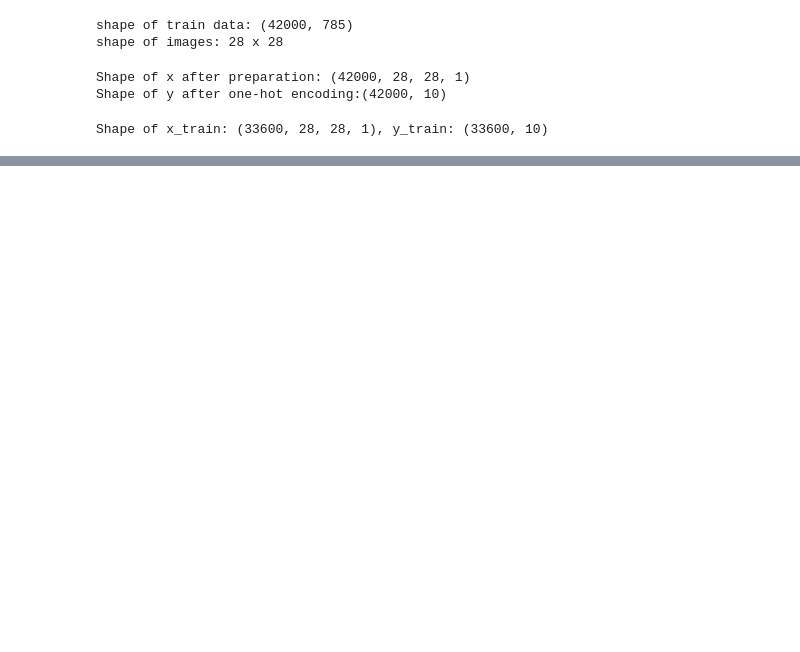
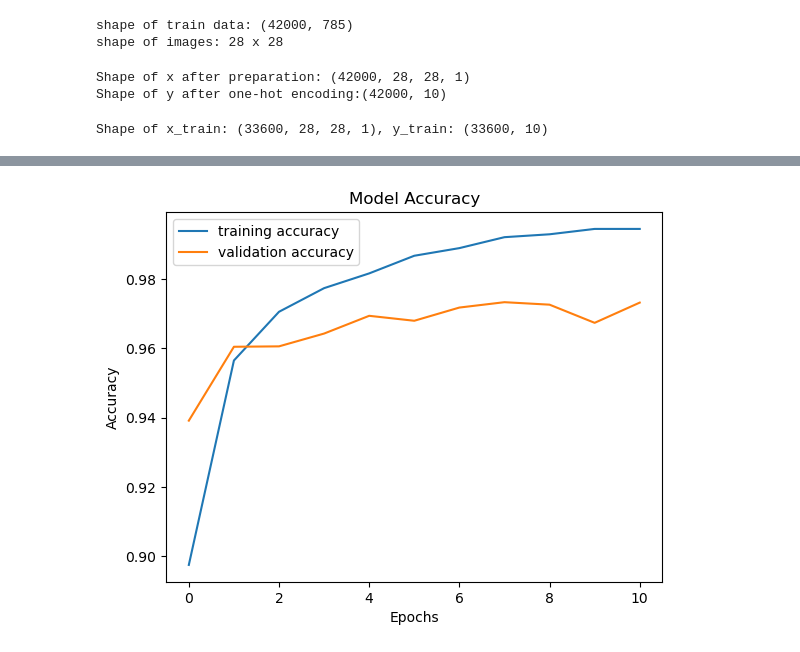
Before and after one commit to Giulio-grt/Digit-Recognition-using-Neural-networks, a Jupyter notebook: src/model/train.ipynb, the cells around one changed output, grey strips where cells are left out. Saved outputs shown, nothing was run; the diff lists cells and outputs as text; code cells hidden in the pictures; blank space fills up the shorter version.

Commit message:
model trained and saved

```diff
--- a/src/model/train.ipynb
+++ b/src/model/train.ipynb
@@ -24,12 +26,10 @@ shape of images: 28 x 28
 # %%
 # Prepare the data for training
 
-if not isinstance(x, pd.DataFrame): # Ensure x is a DataFrame
-    x = pd.DataFrame(x)
-x = x.apply(pd.to_numeric, errors='coerce') # Convert to numeric
-x = x.fillna(0)     # Fill NaN values with 0
+x = pd.DataFrame(x) # transform x into a pandas DataFrame
+x = x.apply(pd.to_numeric, errors='coerce').fillna(0) # Convert to numeric values only
 x = x.values / 255.0    # Normalize pixel values to [0, 1]
-x = x.reshape(-1, 28, 28, 1) # Reshape to (num_samples, 28, 28, 1 = grayscale)
+x = x.reshape(-1, 28,28, 1) # Reshape to (num_samples, 28, 28, 1 = grayscale)
 
 print(f"Shape of x after preparation: {x.shape}")
 
@@ -45,3 +45,20 @@ x_train, x_test, y_train, y_test = train_test_split(x, y, test_size=0.2, random_
 print(f"Shape of x_train: {x_train.shape}, y_train: {y_train.shape}")
 # %% [output]
 Shape of x_train: (33600, 28, 28, 1), y_train: (33600, 10)
+# %%
+#Import the model and build the neural network
+
+model = Sequential([          # Model definition
+    Input(shape=(28, 28, 1)), # Defining the input : each image is 28x28 pixels with 1 channel (grayscale)
+    Flatten(),                # Flatten the 2D image to a 1D vector
+    Dense(128, activation='relu'), # First Hidden layer with 128 neurons and ReLU activation
+    Dense(64, activation='relu'),  # Second Hidden layer with 64 neurons and ReLU activation
+    Dense(10, activation='softmax')# Output layer with 10 neurons and softmax activation
+])
+model.compile(optimizer='adam', loss='categorical_crossentropy', metrics=['accuracy'])
+# Adam to update weights + categorical_crossentropy to determine how close the predictions are to the true labels
+
+# Define early stopping to prevent overfitting
+early_stop = EarlyStopping(monitor='val_loss', patience=3, restore_best_weights=True)
+
+model.summary()
@@ -47,0 +83,2 @@ Shape of x_train: (33600, 28, 28, 1), y_train: (33600, 10)
+# %%
+history = model.fit(x_train, y_train, epochs=20, batch_size=64, validation_data=(x_test, y_test), callbacks=[early_stop])
@@ -47,0 +103,10 @@ Shape of x_train: (33600, 28, 28, 1), y_train: (33600, 10)
+# %%
+plt.plot(history.history['accuracy'], label='training accuracy')
+plt.plot(history.history['val_accuracy'], label='validation accuracy')
+plt.legend()
+plt.title('Model Accuracy')
+plt.xlabel('Epochs')
+plt.ylabel('Accuracy')
+plt.show()
+# %% [output]
+[figure, added]
```
Also changed, not shown: parts of 5 cells of this notebook, 2 other files.
